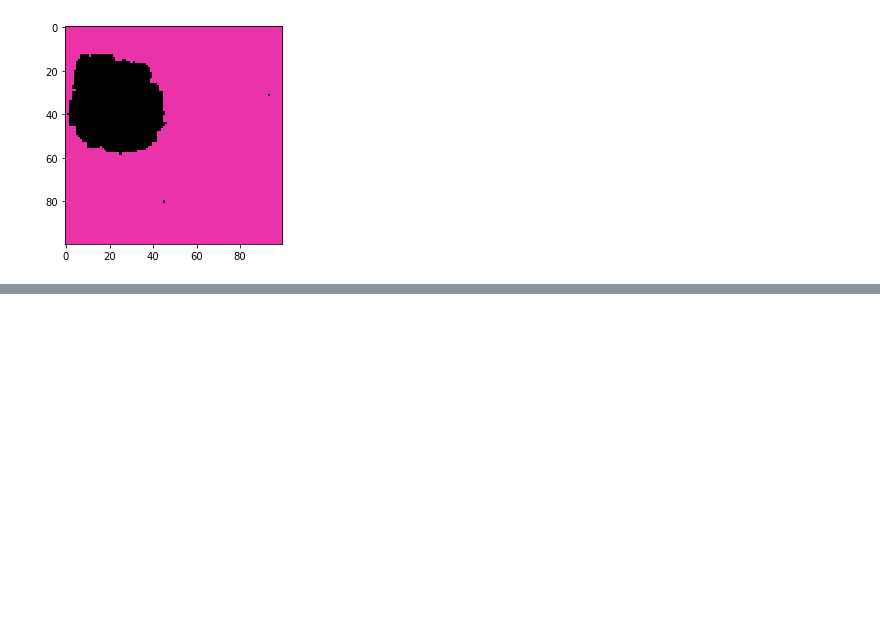
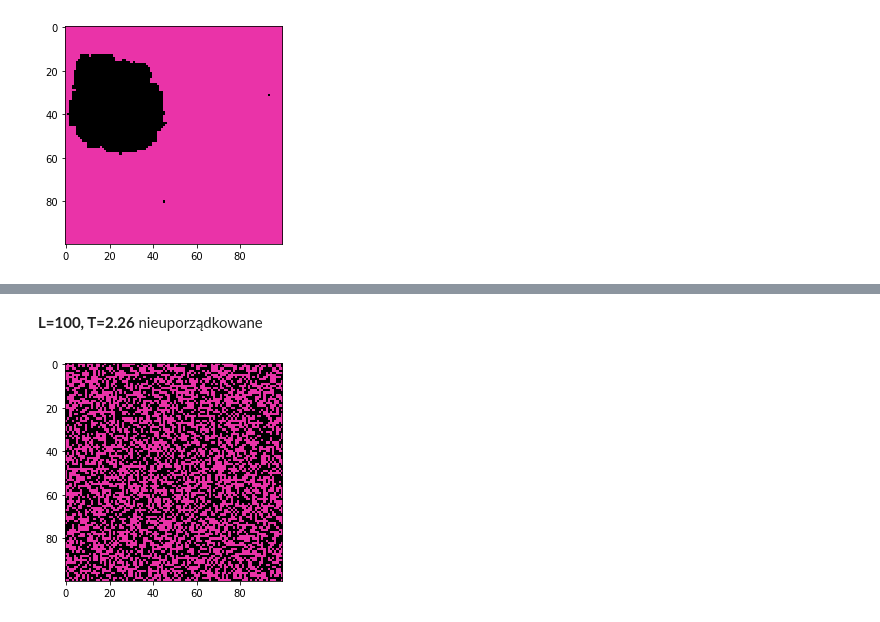
Before and after one commit to Swinkawkrawacie/Fizyka-ukladow-zlozonych, a Jupyter notebook: Generowanie_danych.ipynb, the cells around one changed output, grey strips where cells are left out. Drawn from its saved outputs; the diff is of its cells as text; code cells hidden in the pictures; blank space fills up the shorter version.

```diff
--- a/Generowanie_danych.ipynb
+++ b/Generowanie_danych.ipynb
@@ -389,0 +390,8 @@ plt.show()
+# %% [markdown]
+**L=100, T=2.26** nieuporządkowane
+# %%
+L100_T2_uno = np.load(r'C:\\Users\\mazur\\OneDrive\\Dokumenty\\GitHub\\Fizyka-ukladow-zlozonych\\dane\\L100_T2_uno.npy', allow_pickle=True)
+plt.imshow(L100_T2_uno[0], cmap=col_map)
+plt.show()
+# %% [output]
+[figure, added]
```
Also changed, not shown: parts of 12 cells of this notebook, 1 other file.
